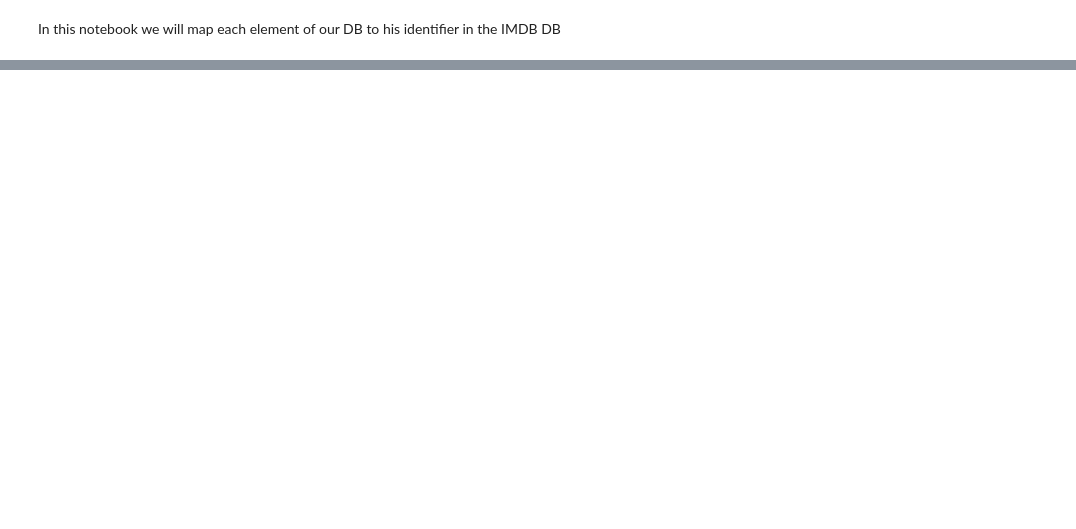
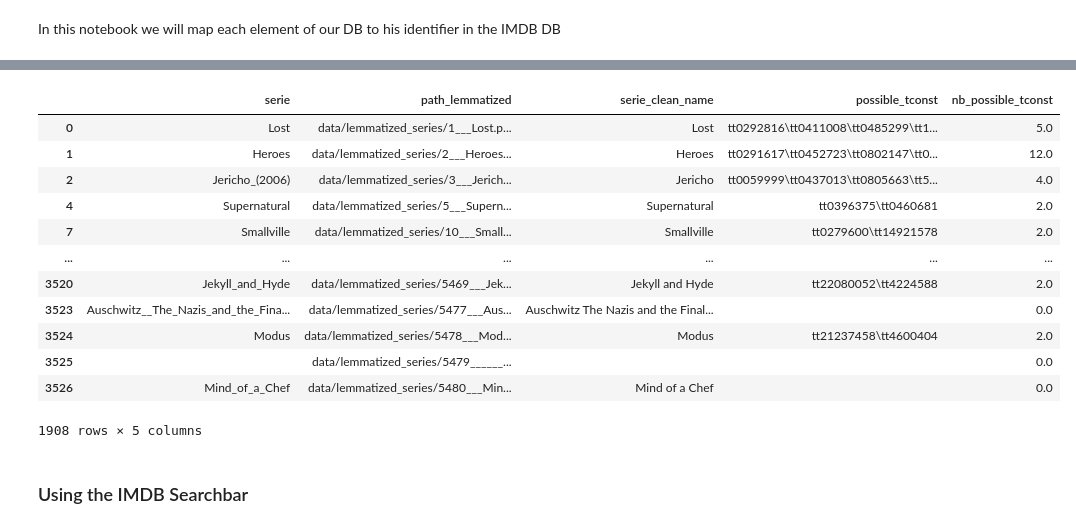
Before and after one commit to baptisteauduge/movies-recommendation-and-subtitles-analysis, a Jupyter notebook: data_mapping_imdb.ipynb, the cells around one changed output, grey strips where cells are left out. Saved outputs shown, nothing was run; the diff lists cells and outputs as text; code cells hidden in the pictures; blank space fills up the shorter version.

```diff
--- a/data_mapping_imdb.ipynb
+++ b/data_mapping_imdb.ipynb
@@ -51,0 +131,18 @@ df_paths_episodes
+# %%
+df_paths_series[df_paths_series["nb_possible_tconst"] != 1]
+# %% [output]
+|  | serie | path_lemmatized | serie_clean_name | possible_tconst | nb_possible_tconst |
+| 0 | Lost | data/lemmatized_series/1___Lost.p... | Lost | tt0292816\tt0411008\tt0485299\tt1... | 5.0 |
+| 1 | Heroes | data/lemmatized_series/2___Heroes... | Heroes | tt0291617\tt0452723\tt0802147\tt0... | 12.0 |
+| 2 | Jericho_(2006) | data/lemmatized_series/3___Jerich... | Jericho | tt0059999\tt0437013\tt0805663\tt5... | 4.0 |
+| 4 | Supernatural | data/lemmatized_series/5___Supern... | Supernatural | tt0396375\tt0460681 | 2.0 |
+| 7 | Smallville | data/lemmatized_series/10___Small... | Smallville | tt0279600\tt14921578 | 2.0 |
+| ... | ... | ... | ... | ... | ... |
+| 3520 | Jekyll_and_Hyde | data/lemmatized_series/5469___Jek... | Jekyll and Hyde | tt22080052\tt4224588 | 2.0 |
+| 3523 | Auschwitz__The_Nazis_and_the_Fina... | data/lemmatized_series/5477___Aus... | Auschwitz The Nazis and the Final... |  | 0.0 |
+| 3524 | Modus | data/lemmatized_series/5478___Mod... | Modus | tt21237458\tt4600404 | 2.0 |
+| 3525 |  | data/lemmatized_series/5479______... |  |  | 0.0 |
+| 3526 | Mind_of_a_Chef | data/lemmatized_series/5480___Min... | Mind of a Chef |  | 0.0 |
+1908 rows × 5 columns
+# %% [markdown]
+### Using the IMDB Searchbar
```
Also changed, not shown: parts of 34 cells of this notebook, 2 other files.
